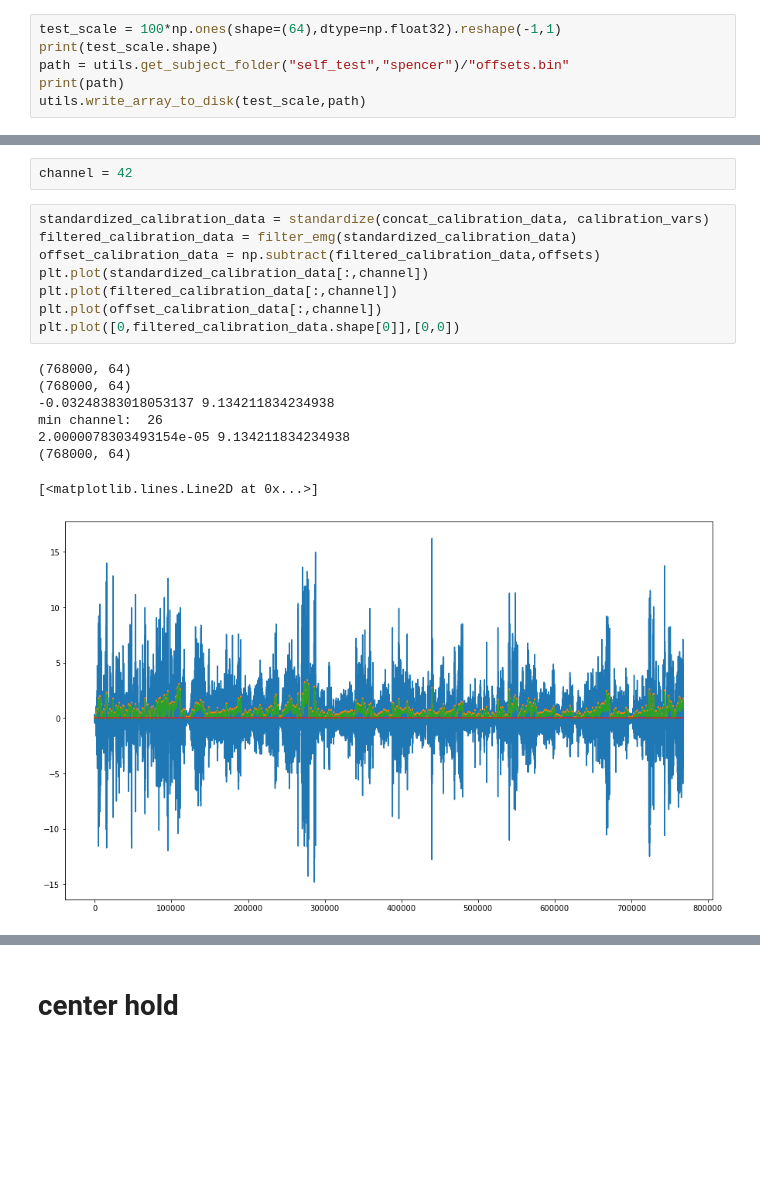
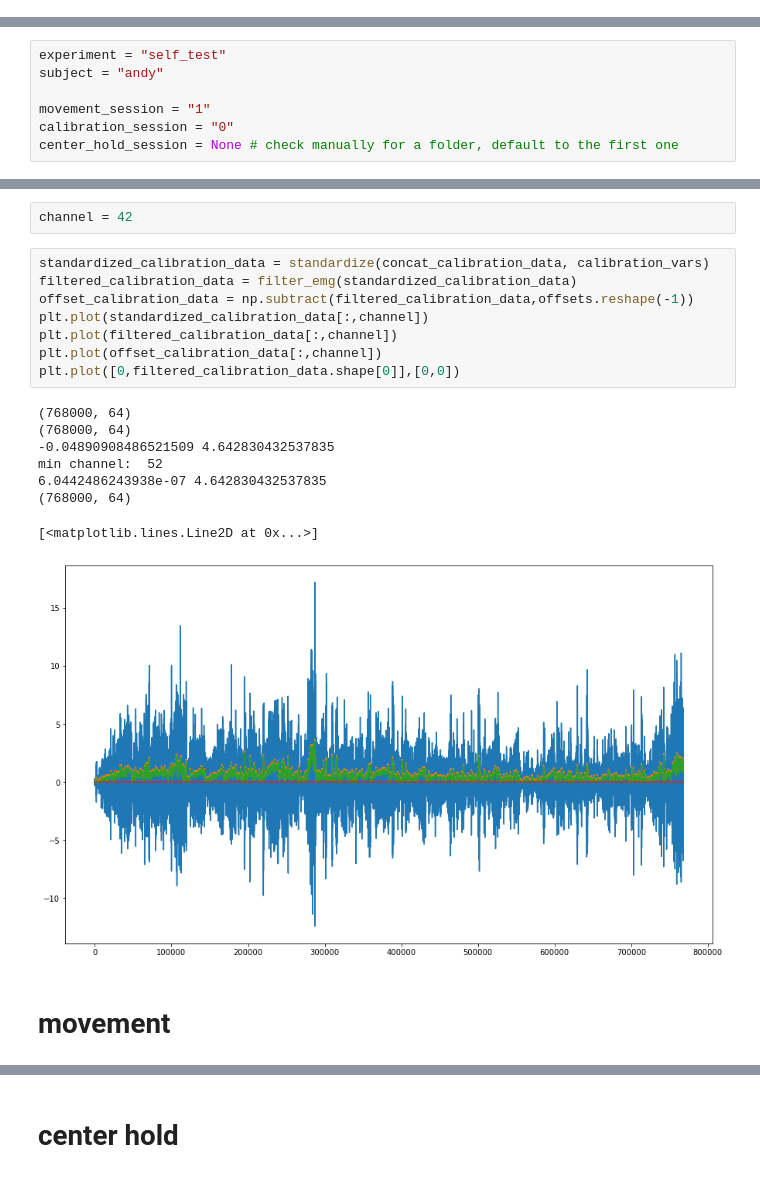
Before and after one commit to spewil/kyberphysics, a Jupyter notebook: notebooks/mappings.ipynb, the cells around one changed output, grey strips where cells are left out. Drawn from its saved outputs; the diff is of its cells as text; blank space fills up the shorter version.

Commit message:
after andy recording

```diff
--- a/notebooks/mappings.ipynb
+++ b/notebooks/mappings.ipynb
@@ -18,6 +17,0 @@ from utils import utils, files # sibling package...
-# %%
-test_scale = 100*np.ones(shape=(64),dtype=np.float32).reshape(-1,1)
-print(test_scale.shape)
-path = utils.get_subject_folder("self_test","spencer")/"offsets.bin"
-print(path)
-utils.write_array_to_disk(test_scale,path)
@@ -204,3 +168,10 @@ center_hold_session = "6"
+# %%
+experiment = "self_test"
+subject = "andy"
+
+movement_session = "1"
+calibration_session = "0"
+center_hold_session = None # check manually for a folder, default to the first one
 # %%
 ed = build_experiment_path_dict(experiment)
 print(ed["subjects"].keys())
@@ -497,20 +460,22 @@ channel = 42
 # %%
 standardized_calibration_data = standardize(concat_calibration_data, calibration_vars)
 filtered_calibration_data = filter_emg(standardized_calibration_data)
-offset_calibration_data = np.subtract(filtered_calibration_data,offsets)
+offset_calibration_data = np.subtract(filtered_calibration_data,offsets.reshape(-1))
 plt.plot(standardized_calibration_data[:,channel])
 plt.plot(filtered_calibration_data[:,channel])
 plt.plot(offset_calibration_data[:,channel])
 plt.plot([0,filtered_calibration_data.shape[0]],[0,0])
 # %% [output]
 (768000, 64)
 (768000, 64)
--0.03248383018053137 9.134211834234938
-min channel:  26
-2.0000078303493154e-05 9.134211834234938
+-0.04890908486521509 4.642830432537835
+min channel:  52
+6.0442486243938e-07 4.642830432537835
 (768000, 64)
 [<matplotlib.lines.Line2D at 0x...>]
-[figure, old version]
+[figure, new version]
+# %% [markdown]
+# movement
 # %%
 standardized_movement_data = standardize(concat_movement_data, calibration_vars)
 filtered_movement_data = filter_emg(standardized_movement_data)
```
Also changed, not shown: parts of 29 cells of this notebook, 20 other files.
